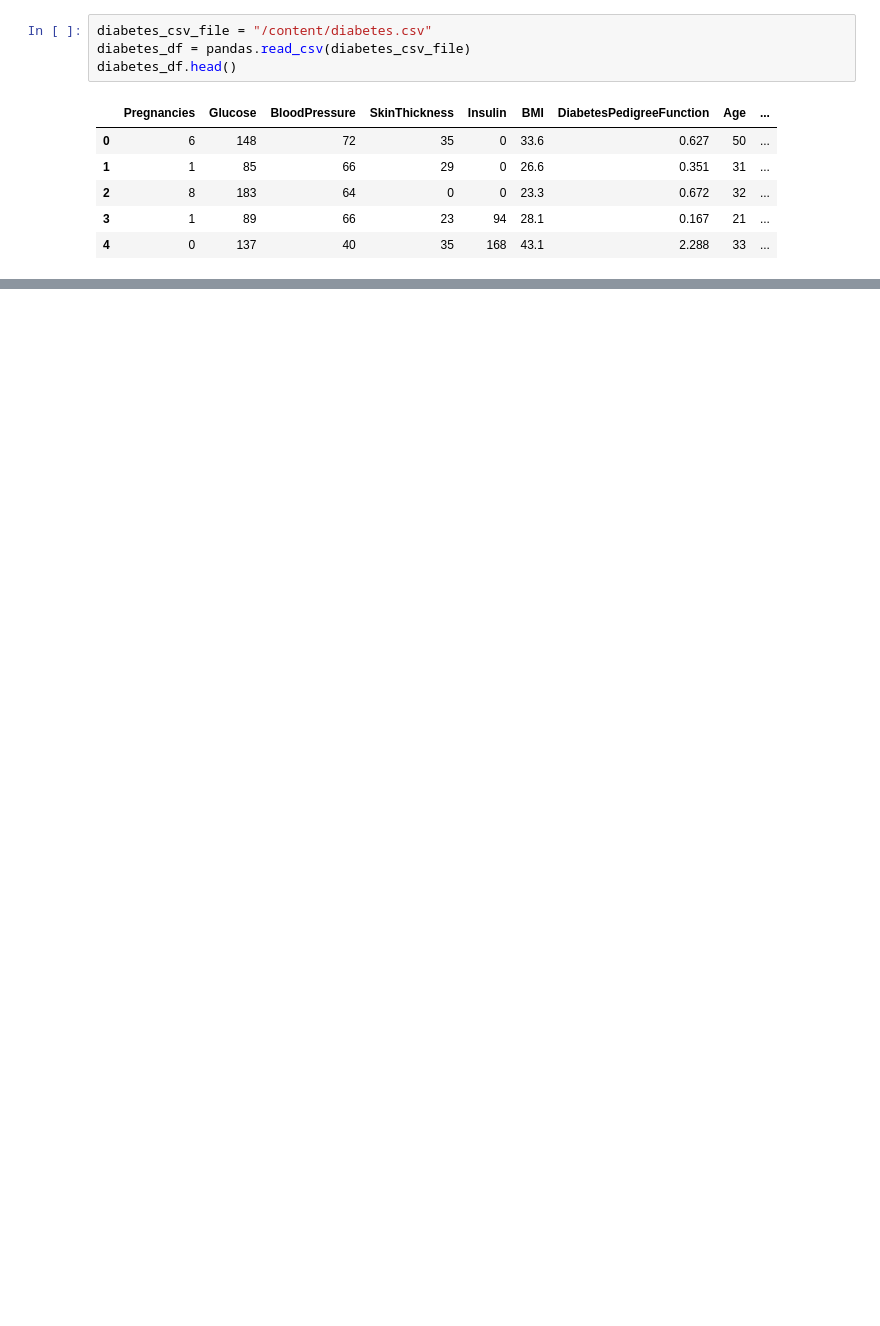
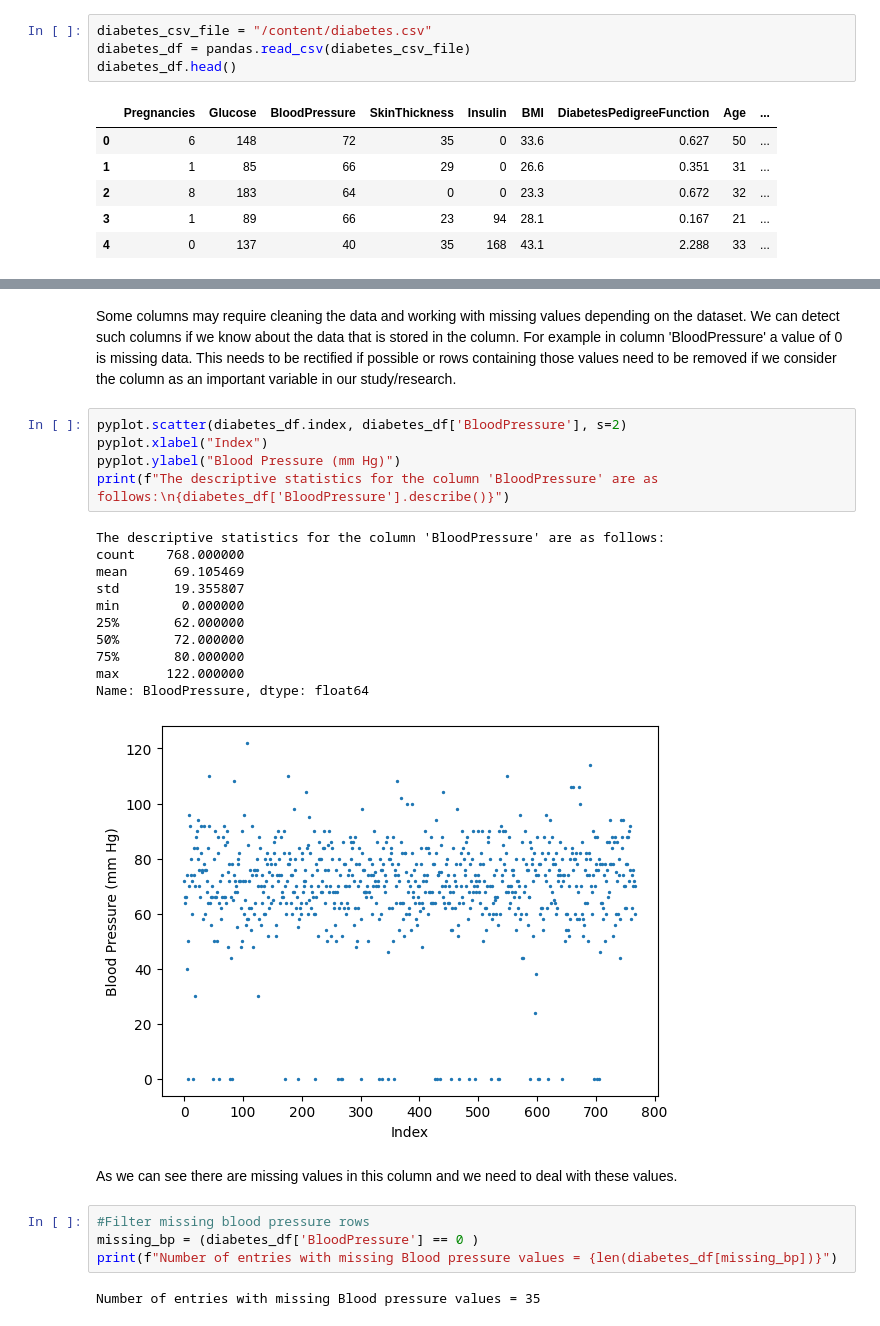
Before and after one commit to nilotpal-makes-stuff/Python_TensorFlow-text_classification, a Jupyter notebook: 02Feed_Forward_Network.ipynb, the cells around one changed output, grey strips where cells are left out. Cells and saved outputs as stored; diff of their text form; blank space fills up the shorter version.

```diff
--- a/02Feed_Forward_Network.ipynb
+++ b/02Feed_Forward_Network.ipynb
@@ -32,0 +67,27 @@ diabetes_df.head()
+# %% [markdown]
+Some columns may require cleaning the data and working with missing values depending on the dataset. We can detect such columns if we know about the data that is stored in the column. For example in column 'BloodPressure' a value of 0 is missing data. This needs to be rectified if possible or rows containing those values need to be removed if we consider the column as an important variable in our study/research.
+# %%
+pyplot.scatter(diabetes_df.index, diabetes_df['BloodPressure'], s=2)
+pyplot.xlabel("Index")
+pyplot.ylabel("Blood Pressure (mm Hg)")
+print(f"The descriptive statistics for the column 'BloodPressure' are as follows:\n{diabetes_df['BloodPressure'].describe()}")
+# %% [output]
+The descriptive statistics for the column 'BloodPressure' are as follows:
+count    768.000000
+mean      69.105469
+std       19.355807
+min        0.000000
+25%       62.000000
+50%       72.000000
+75%       80.000000
+max      122.000000
+Name: BloodPressure, dtype: float64
+[figure, added]
+# %% [markdown]
+As we can see there are missing values in this column and we need to deal with these values.
+# %%
+#Filter missing blood pressure rows
+missing_bp = (diabetes_df['BloodPressure'] == 0 )
+print(f"Number of entries with missing Blood pressure values = {len(diabetes_df[missing_bp])}")
+# %% [output]
+Number of entries with missing Blood pressure values = 35
```
Also changed, not shown: parts of 8 cells of this notebook.
